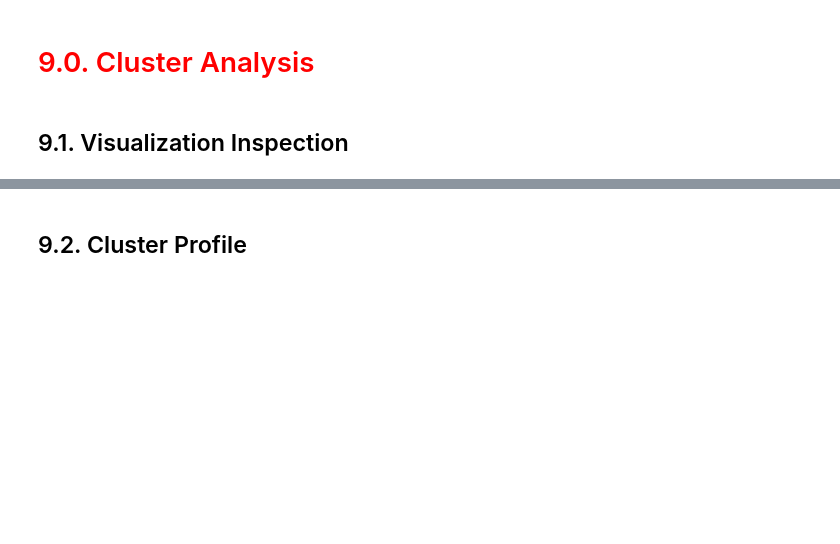
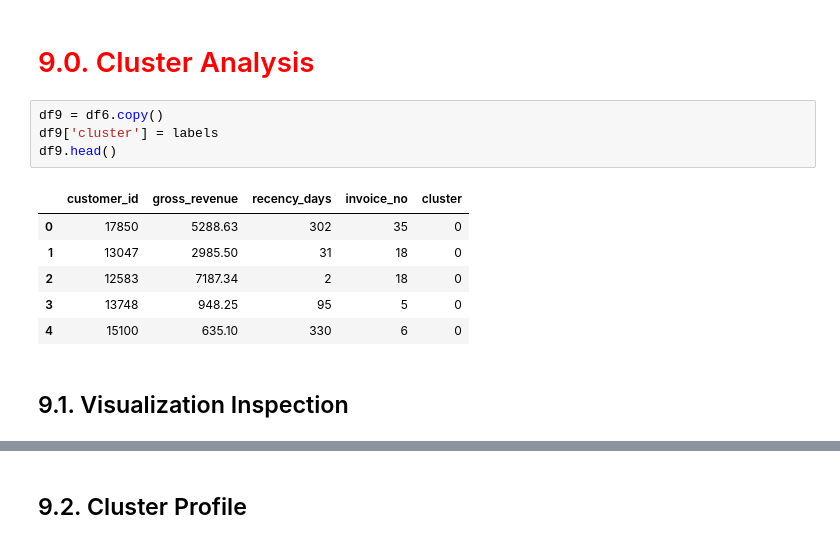
Before and after one commit to RaulBelarmino/insiders_clustering, a Jupyter notebook: notebooks/c0.1-mdfl-metrics-Copy1.ipynb, the cells around one changed output, grey strips where cells are left out. Drawn from its saved outputs; the diff is of its cells as text; blank space fills up the shorter version.

```diff
--- a/notebooks/c0.1-mdfl-metrics-Copy1.ipynb
+++ b/notebooks/c0.1-mdfl-metrics-Copy1.ipynb
@@ -413,4 +428,15 @@ array([0, 0, 0, ..., 0, 0, 0])
 # %% [markdown]
 # <font color='red'> 9.0. Cluster Analysis </font>
+# %%
+df9 = df6.copy()
+df9['cluster'] = labels
+df9.head()
+# %% [output]
+|  | customer_id | gross_revenue | recency_days | invoice_no | cluster |
+| 0 | 17850 | 5288.63 | 302 | 35 | 0 |
+| 1 | 13047 | 2985.50 | 31 | 18 | 0 |
+| 2 | 12583 | 7187.34 | 2 | 18 | 0 |
+| 3 | 13748 | 948.25 | 95 | 5 | 0 |
+| 4 | 15100 | 635.10 | 330 | 6 | 0 |
 # %% [markdown]
-## 9.1. Visualization Inspection
+## <font color='black'> 9.1. Visualization Inspection </font>
```
Also changed, not shown: parts of 8 cells of this notebook.
